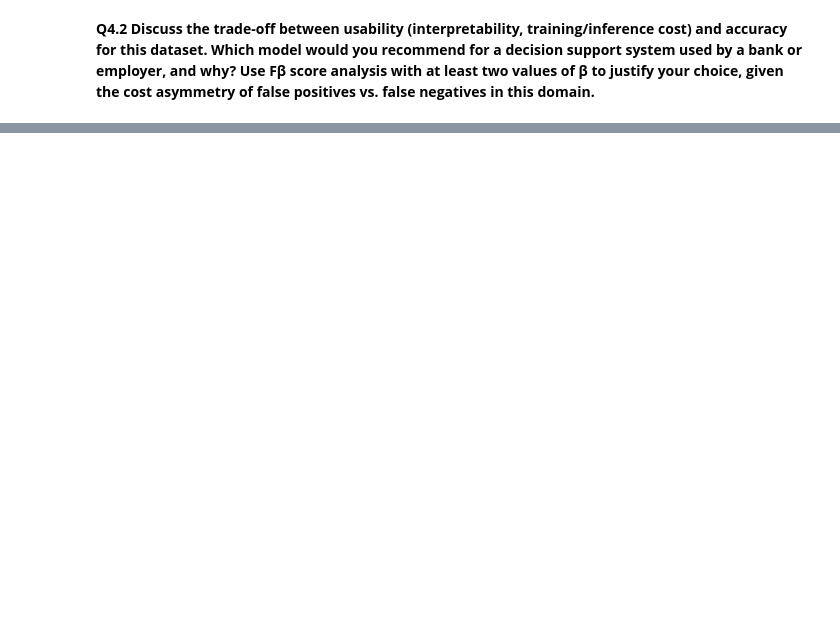
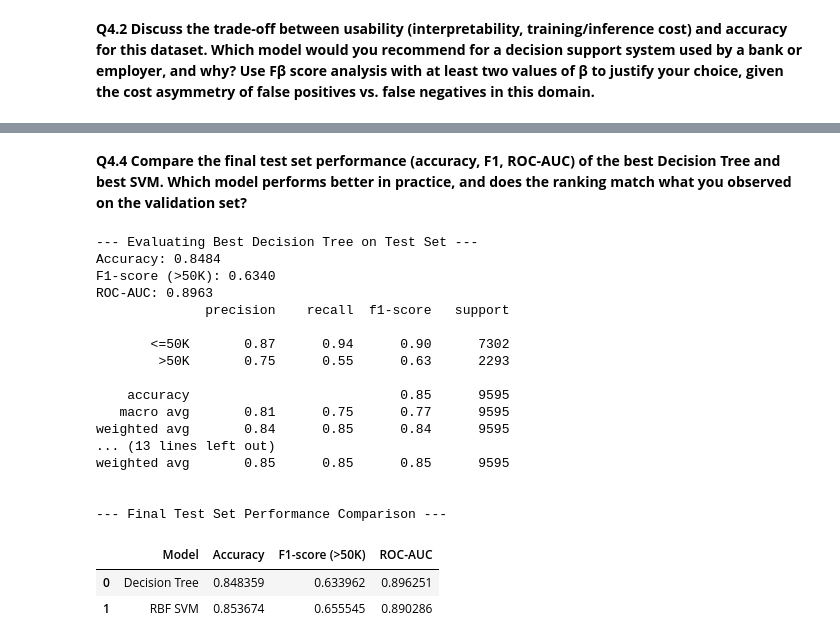
Before and after one commit to Artomic2020/Break_the_Universe, a Jupyter notebook: Assignment2_IDATG2208_26_AdultCensus.ipynb, the cells around one changed output, grey strips where cells are left out. Drawn from its saved outputs; the diff is of its cells as text; code cells hidden in the pictures; blank space fills up the shorter version.

```diff
--- a/Assignment2_IDATG2208_26_AdultCensus.ipynb
+++ b/Assignment2_IDATG2208_26_AdultCensus.ipynb
@@ -1987,0 +2046,79 @@ I'm gonna assume a bank or employer needs financial products or reporting that c
+# %% [markdown]
+**Q4.4 Compare the final test set performance (accuracy, F1, ROC-AUC) of the best Decision Tree and best SVM. Which model performs better in practice, and does the
+ranking match what you observed on the validation set?**
+# %%
+from sklearn.metrics import accuracy_score, f1_score, roc_auc_score, classification_report
+import pandas as pd
+from sklearn.pipeline import Pipeline
+from sklearn.svm import SVC
+from sklearn.base import clone
+
+print("--- Evaluating Best Decision Tree on Test Set ---")
+# Use the best unweighted Decision Tree pipeline from Q2.5 (dtree_pipeline_unweighted)
+y_pred_test_dtree = dtree_pipeline_unweighted.predict(X_test)
+y_prob_test_dtree = dtree_pipeline_unweighted.predict_proba(X_test)[:, 1]
+
+dt_accuracy_test = accuracy_score(y_test, y_pred_test_dtree)
+dt_f1_test = f1_score(y_test, y_pred_test_dtree, pos_label='>50K')
+dt_roc_auc_test = roc_auc_score(y_test, y_prob_test_dtree)
+
+print(f"Accuracy: {dt_accuracy_test:.4f}")
+print(f"F1-score (>50K): {dt_f1_test:.4f}")
+print(f"ROC-AUC: {dt_roc_auc_test:.4f}")
+print(classification_report(y_test, y_pred_test_dtree, target_names=['<=50K', '>50K']))
+
+print("\n--- Evaluating Best RBF SVM (C=1.0, gamma=0.1) on Test Set ---")
+# Re-initialize svm_pipeline to ensure probability=True is set for the SVC classifier
+# This ensures predict_proba is available for ROC-AUC calculation
+svm_pipeline = Pipeline(steps=[
+    ('preprocessor', clone(preprocessor)),
+    ('classifier', SVC(kernel='rbf', C=1.0, gamma=0.1, random_state=42, probability=True))
+])
+
+# Fit the pipeline on the full training data (X_train, y_train) as it represents the best model found
+svm_pipeline.fit(X_train, y_train)
+
+y_pred_test_svm = svm_pipeline.predict(X_test)
+y_prob_test_svm = svm_pipeline.predict_proba(X_test)[:, 1]
+
+svm_accuracy_test = accuracy_score(y_test, y_pred_test_svm)
+svm_f1_test = f1_score(y_test, y_pred_test_svm, pos_label='>50K')
+svm_roc_auc_test = roc_auc_score(y_test, y_prob_test_svm)
+
+print(f"Accuracy: {svm_accuracy_test:.4f}")
+print(f"F1-score (>50K): {svm_f1_test:.4f}")
+print(f"ROC-AUC: {svm_roc_auc_test:.4f}")
+print(classification_report(y_test, y_pred_test_svm, target_names=['<=50K', '>50K']))
+
+# Prepare data for comparison table
+metrics_data = {
+    'Model': ['Decision Tree', 'RBF SVM'],
+    'Accuracy': [dt_accuracy_test, svm_accuracy_test],
+    'F1-score (>50K)': [dt_f1_test, svm_f1_test],
+    'ROC-AUC': [dt_roc_auc_test, svm_roc_auc_test]
+}
+comparison_df_test = pd.DataFrame(metrics_data)
+
+print("\n--- Final Test Set Performance Comparison ---")
+display(comparison_df_test)
+# %% [output]
+--- Evaluating Best Decision Tree on Test Set ---
+Accuracy: 0.8484
+F1-score (>50K): 0.6340
+ROC-AUC: 0.8963
+              precision    recall  f1-score   support
+
+       <=50K       0.87      0.94      0.90      7302
+        >50K       0.75      0.55      0.63      2293
+
+    accuracy                           0.85      9595
+   macro avg       0.81      0.75      0.77      9595
+weighted avg       0.84      0.85      0.84      9595
+... (13 lines left out)
+weighted avg       0.85      0.85      0.85      9595
+
+
+--- Final Test Set Performance Comparison ---
+|  | Model | Accuracy | F1-score (>50K) | ROC-AUC |
+| 0 | Decision Tree | 0.848359 | 0.633962 | 0.896251 |
+| 1 | RBF SVM | 0.853674 | 0.655545 | 0.890286 |
```
Also changed, not shown: parts of 24 cells of this notebook.
